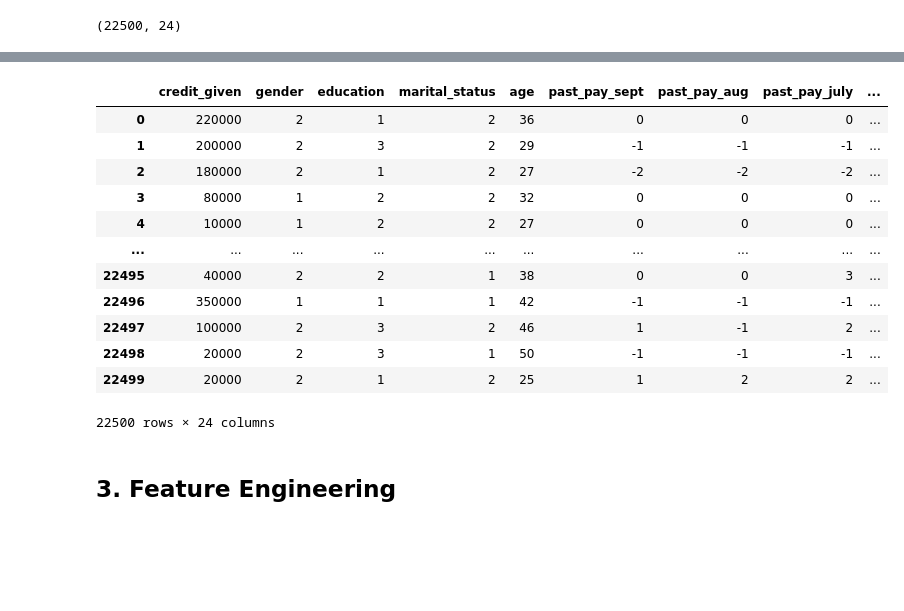
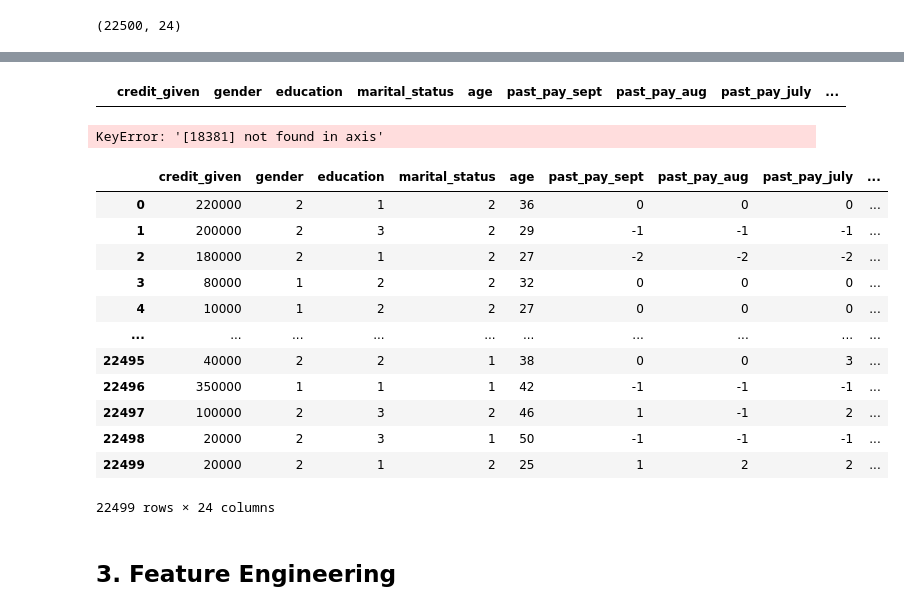
Before and after one commit to dorjeys3/Credit-Defaulting, a Jupyter notebook: classification-bakeoff-template.ipynb, the cells around one changed output, grey strips where cells are left out. Saved outputs shown, nothing was run; the diff lists cells and outputs as text; code cells hidden in the pictures; blank space fills up the shorter version.

```diff
--- a/classification-bakeoff-template.ipynb
+++ b/classification-bakeoff-template.ipynb
@@ -201,19 +219,27 @@ df.shape
 # %%
-df.loc[df["gender"] = 1 & 2]
+df.loc[df['credit_given'] =="LIMIT_BAL"]
 # %% [output]
 |  | credit_given | gender | education | marital_status | age | past_pay_sept | past_pay_aug | past_pay_july | ... |
-| 0 | 220000 | 2 | 1 | 2 | 36 | 0 | 0 | 0 | ... |
-| 1 | 200000 | 2 | 3 | 2 | 29 | -1 | -1 | -1 | ... |
-| 2 | 180000 | 2 | 1 | 2 | 27 | -2 | -2 | -2 | ... |
-| 3 | 80000 | 1 | 2 | 2 | 32 | 0 | 0 | 0 | ... |
-| 4 | 10000 | 1 | 2 | 2 | 27 | 0 | 0 | 0 | ... |
-| ... | ... | ... | ... | ... | ... | ... | ... | ... | ... |
-| 22495 | 40000 | 2 | 2 | 1 | 38 | 0 | 0 | 3 | ... |
-| 22496 | 350000 | 1 | 1 | 1 | 42 | -1 | -1 | -1 | ... |
-| 22497 | 100000 | 2 | 3 | 2 | 46 | 1 | -1 | 2 | ... |
-| 22498 | 20000 | 2 | 3 | 1 | 50 | -1 | -1 | -1 | ... |
-| 22499 | 20000 | 2 | 1 | 2 | 25 | 1 | 2 | 2 | ... |
-22500 rows × 24 columns
+# %%
+df.drop(index = 18381, inplace = True)
+# %% [output]
+KeyError: '[18381] not found in axis'
+# %%
+df.astype(dtype=int)
+# %% [output]
+|  | credit_given | gender | education | marital_status | age | past_pay_sept | past_pay_aug | past_pay_july | ... |
+| 0 | 220000 | 2 | 1 | 2 | 36 | 0 | 0 | 0 | ... |
+| 1 | 200000 | 2 | 3 | 2 | 29 | -1 | -1 | -1 | ... |
+| 2 | 180000 | 2 | 1 | 2 | 27 | -2 | -2 | -2 | ... |
+| 3 | 80000 | 1 | 2 | 2 | 32 | 0 | 0 | 0 | ... |
+| 4 | 10000 | 1 | 2 | 2 | 27 | 0 | 0 | 0 | ... |
+| ... | ... | ... | ... | ... | ... | ... | ... | ... | ... |
+| 22495 | 40000 | 2 | 2 | 1 | 38 | 0 | 0 | 3 | ... |
+| 22496 | 350000 | 1 | 1 | 1 | 42 | -1 | -1 | -1 | ... |
+| 22497 | 100000 | 2 | 3 | 2 | 46 | 1 | -1 | 2 | ... |
+| 22498 | 20000 | 2 | 3 | 1 | 50 | -1 | -1 | -1 | ... |
+| 22499 | 20000 | 2 | 1 | 2 | 25 | 1 | 2 | 2 | ... |
+22499 rows × 24 columns
 # %% [markdown]
 ## 3. Feature Engineering
 # %% [markdown]
```
Also changed, not shown: parts of 5 cells of this notebook.
